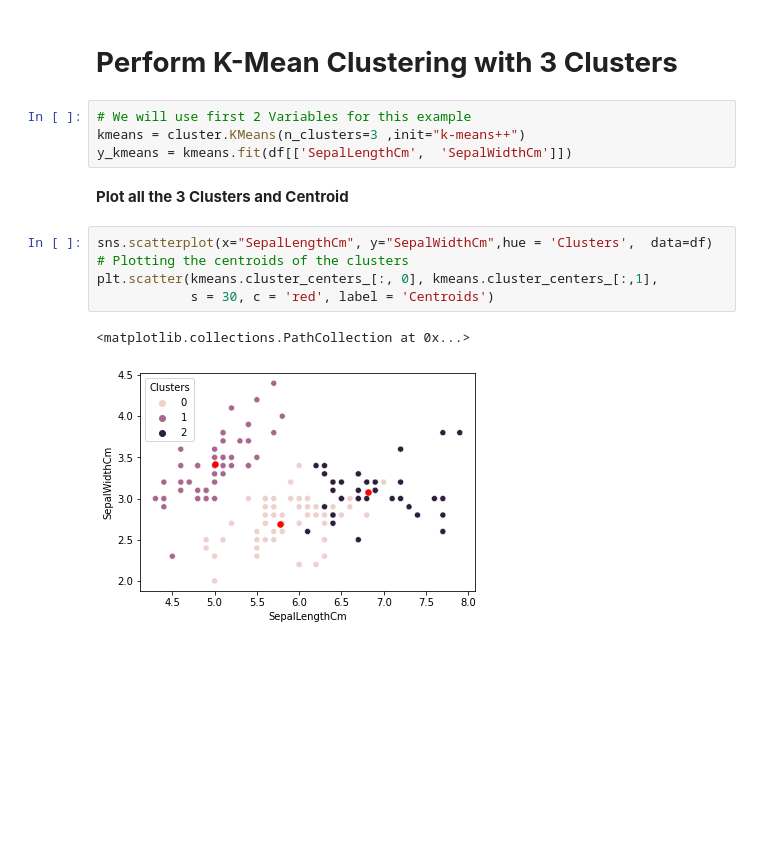
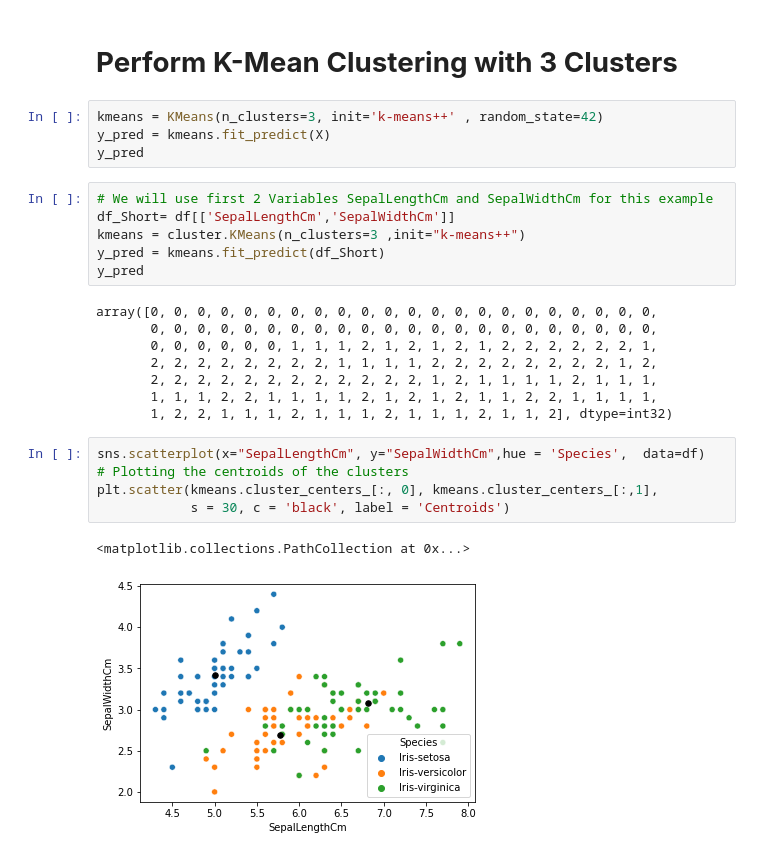
Before and after one commit to Shanvisingh/Prediction-using-Supervised-ML, a Jupyter notebook: Untitled12.ipynb, the cells around one changed output. Cells and saved outputs as stored; diff of their text form; blank space fills up the shorter version.

```diff
--- a/Untitled12.ipynb
+++ b/Untitled12.ipynb
@@ -136,17 +174,29 @@ Silhouette score for k(clusters) = 12 is 0.2888594420994595
 **Max Silhouette Score as k = 3**
 # %% [markdown]
 # **Perform K-Mean Clustering with 3 Clusters**
+# %%
+kmeans = KMeans(n_clusters=3, init='k-means++' , random_state=42)
+y_pred = kmeans.fit_predict(X)
+y_pred
 # %%
-# We will use first 2 Variables for this example
+# We will use first 2 Variables SepalLengthCm and SepalWidthCm for this example
+df_Short= df[['SepalLengthCm','SepalWidthCm']]
 kmeans = cluster.KMeans(n_clusters=3 ,init="k-means++")
-y_kmeans = kmeans.fit(df[['SepalLengthCm',	'SepalWidthCm']])
+y_pred = kmeans.fit_predict(df_Short)
+y_pred
+# %% [output]
+array([0, 0, 0, 0, 0, 0, 0, 0, 0, 0, 0, 0, 0, 0, 0, 0, 0, 0, 0, 0, 0, 0,
+       0, 0, 0, 0, 0, 0, 0, 0, 0, 0, 0, 0, 0, 0, 0, 0, 0, 0, 0, 0, 0, 0,
+       0, 0, 0, 0, 0, 0, 1, 1, 1, 2, 1, 2, 1, 2, 1, 2, 2, 2, 2, 2, 2, 1,
+       2, 2, 2, 2, 2, 2, 2, 2, 1, 1, 1, 1, 2, 2, 2, 2, 2, 2, 2, 2, 1, 2,
+       2, 2, 2, 2, 2, 2, 2, 2, 2, 2, 2, 2, 1, 2, 1, 1, 1, 1, 2, 1, 1, 1,
+       1, 1, 1, 2, 2, 1, 1, 1, 1, 2, 1, 2, 1, 2, 1, 1, 2, 2, 1, 1, 1, 1,
+       1, 2, 2, 1, 1, 1, 2, 1, 1, 1, 2, 1, 1, 1, 2, 1, 1, 2], dtype=int32)
-# %% [markdown]
-**Plot all the 3 Clusters and Centroid**
 # %%
-sns.scatterplot(x="SepalLengthCm", y="SepalWidthCm",hue = 'Clusters',  data=df)
+sns.scatterplot(x="SepalLengthCm", y="SepalWidthCm",hue = 'Species',  data=df)
 # Plotting the centroids of the clusters
 plt.scatter(kmeans.cluster_centers_[:, 0], kmeans.cluster_centers_[:,1],
-            s = 30, c = 'red', label = 'Centroids')
+            s = 30, c = 'black', label = 'Centroids')
 # %% [output]
 <matplotlib.collections.PathCollection at 0x...>
-[figure, old version]
+[figure, new version]
```
Also changed, not shown: parts of 11 cells of this notebook.
